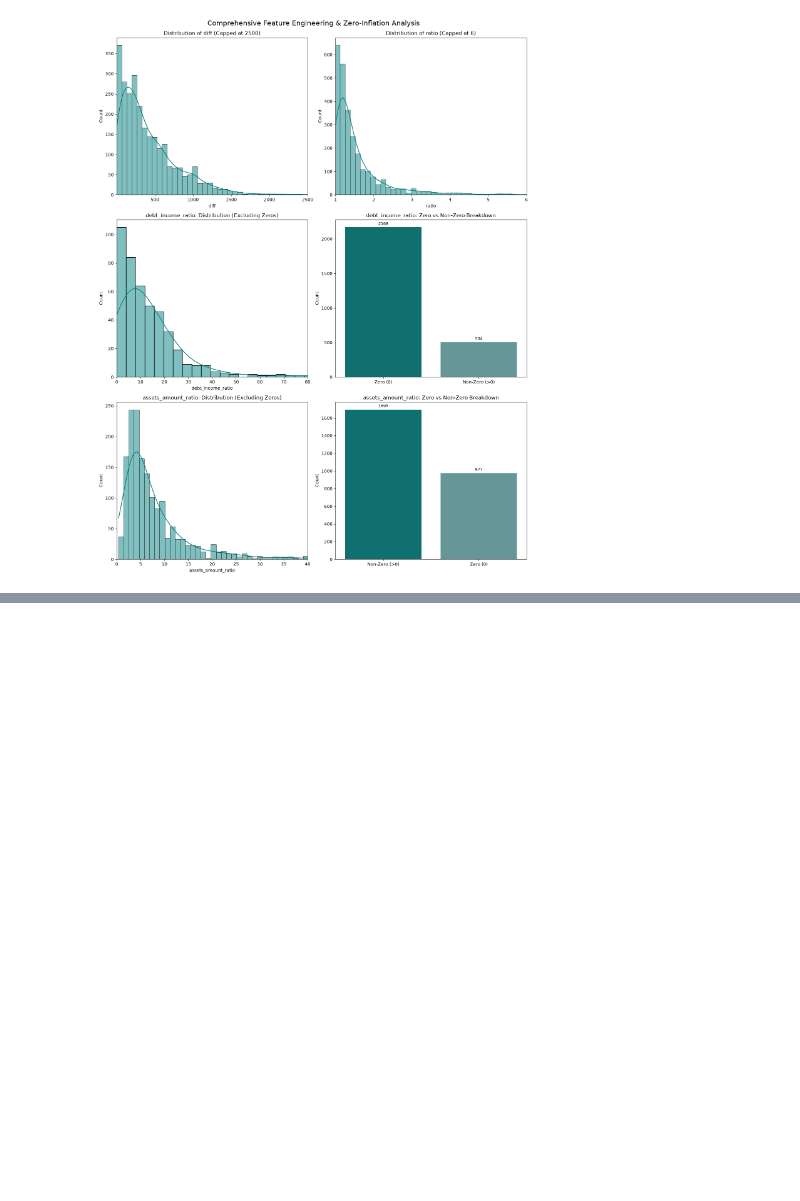
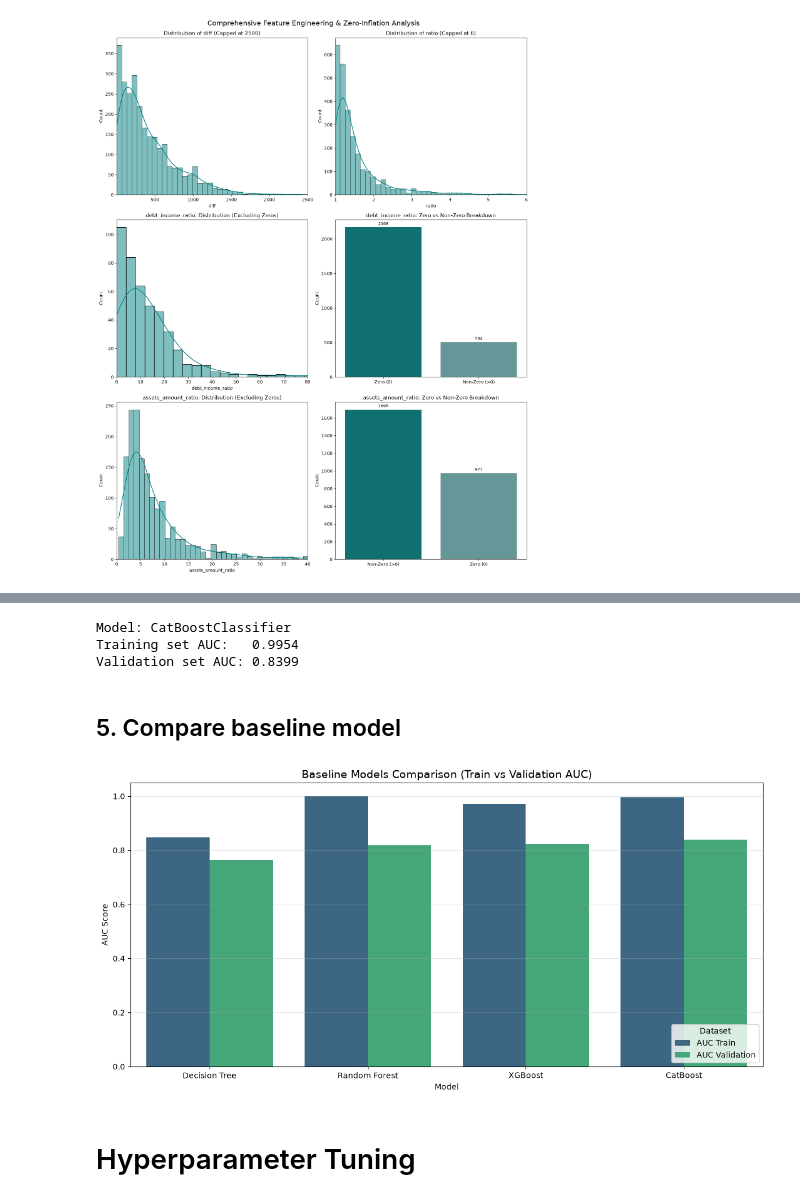
Before and after one commit to BevisWong76/credit-risk-predictor, a Jupyter notebook: credit_risk_classification.ipynb, the cells around one changed output, grey strips where cells are left out. Saved outputs shown, nothing was run; the diff lists cells and outputs as text; code cells hidden in the pictures; blank space fills up the shorter version.

Commit message:
feat: modelling with Decision Tree, Random Forest, XGBoost, CatBoost, complete tuning, evaluation and feature importance analysis

```diff
--- a/credit_risk_classification.ipynb
+++ b/credit_risk_classification.ipynb
@@ -434,0 +510,6 @@ plt.show()
+# %%
+# Evaluate the model using ROC AUC score on both training and validation sets
+
+rf_base_auc_train, rf_base_auc_val = auc_train_val(rf_baseline)
+
+# Extreme overfitting
@@ -434,0 +553,6 @@ plt.show()
+# %%
+# Evaluate the model using ROC AUC score on both training and validation sets
+
+xgb_base_auc_train, xgb_base_auc_val = auc_train_val(xgb_baseline)
+
+# overfitting
@@ -434,0 +595,58 @@ plt.show()
+# %%
+# Evaluate the model using ROC AUC score on both training and validation sets
+
+cat_base_auc_train, cat_base_auc_val = auc_train_val(cat_baseline, X_train=df_train_eng, X_val=df_val_eng)
+
+# Overfitting
+# %% [output]
+Model: CatBoostClassifier
+Training set AUC:   0.9954
+Validation set AUC: 0.8399
+# %% [markdown]
+## 5. Compare baseline model
+# %%
+# Summary and visualization of Baseline Model Performance
+
+# 1. Save to a dataframe for easy comparison and visualization
+base_model_performance = pd.DataFrame({
+    'Model': ['Decision Tree', 'Random Forest', 'XGBoost', 'CatBoost'],
+    'AUC Train': [dt_base_auc_train, rf_base_auc_train, xgb_base_auc_train, cat_base_auc_train],
+    'AUC Validation': [dt_base_auc_val, rf_base_auc_val, xgb_base_auc_val, cat_base_auc_val]
+})
+
+base_model_performance.to_csv(models_dir / 'baseline_model_performance.csv', index=False)
+
+
+
+# 2. Visualize the baseline model performance with a bar chart for visual comparison
+
+# Melt the dataframe to long format for easier plotting with Seaborn
+df_melted = base_model_performance.melt(
+    id_vars='Model',
+    value_vars=['AUC Train', 'AUC Validation'],
+    var_name='Dataset',
+    value_name='AUC Score'
+)
+
+# Train and Validation Bar Plot
+plt.figure(figsize=(12, 6))
+
+ax = sns.barplot(
+    x='Model',
+    y='AUC Score',
+    hue='Dataset',       # Use hue to differentiate between training and validation scores
+    data=df_melted,
+    palette='viridis'
+)
+
+plt.title('Baseline Models Comparison (Train vs Validation AUC)', fontsize=14)
+plt.ylim(0, 1.05)
+plt.grid(True, axis='y', alpha=0.3)
+plt.legend(title='Dataset', loc='lower right')
+plt.tight_layout()
+plt.savefig(evaluation_plots_dir / '01_baseline_model_comparison.png', dpi=300)
+plt.show()
+# %% [output]
+[figure, added]
+# %% [markdown]
+# Hyperparameter Tuning
```
Also changed, not shown: parts of 49 cells of this notebook, 28 other files.
